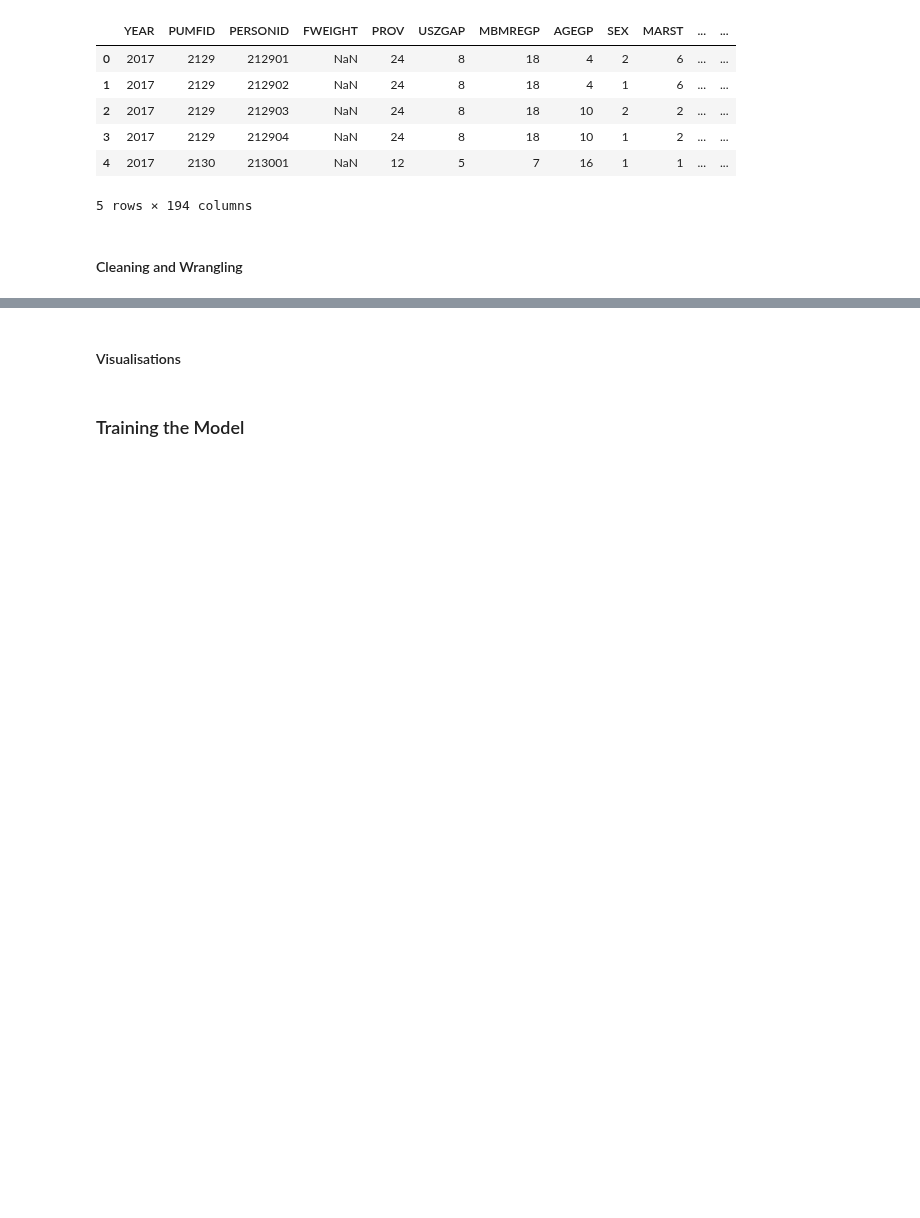
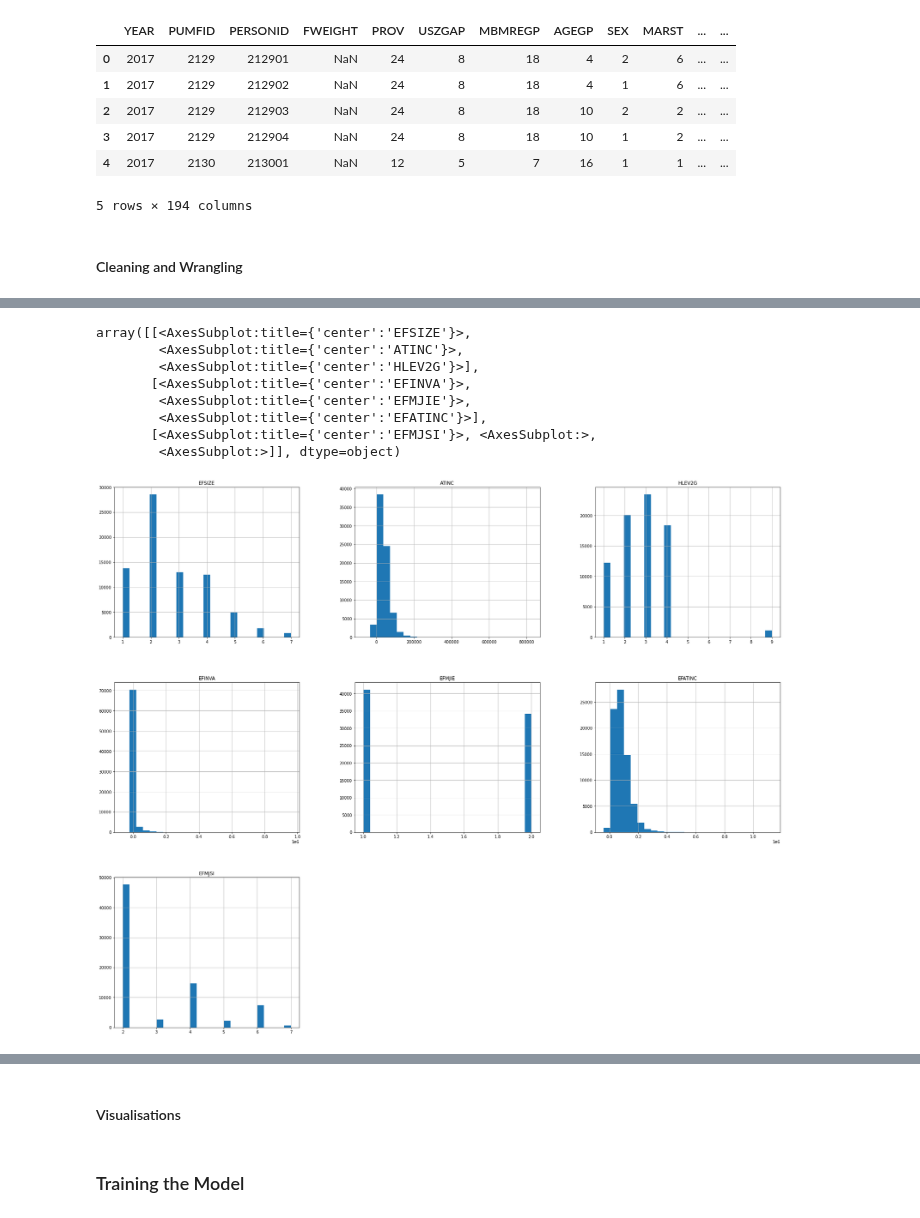
Before and after one commit to izk20/DSCI-310-Group-10, a Jupyter notebook: analysis.ipynb, the cells around one changed output, grey strips where cells are left out. Drawn from its saved outputs; the diff is of its cells as text; code cells hidden in the pictures; blank space fills up the shorter version.

```diff
--- a/analysis.ipynb
+++ b/analysis.ipynb
@@ -65,0 +72,3 @@ data.head()
+# %%
+reduced_data = data[['EFSIZE', 'USHRWK', 'ATINC', 'HLEV2G', 'EFINVA', 'EFMJIE', 'EFATINC', 'EFMJSI']]
+reduced_data
@@ -65,0 +124,5 @@ data.head()
+# %%
+reduced_data = reduced_data.drop(columns = 'USHRWK')
+# %%
+reduced_data = reduced_data.loc[reduced_data['ATINC'] != 99999996]
+reduced_data
@@ -65,0 +143,12 @@ data.head()
+# %%
+reduced_data.hist(bins=25, figsize=(30,25))
+# %% [output]
+array([[<AxesSubplot:title={'center':'EFSIZE'}>,
+        <AxesSubplot:title={'center':'ATINC'}>,
+        <AxesSubplot:title={'center':'HLEV2G'}>],
+       [<AxesSubplot:title={'center':'EFINVA'}>,
+        <AxesSubplot:title={'center':'EFMJIE'}>,
+        <AxesSubplot:title={'center':'EFATINC'}>],
+       [<AxesSubplot:title={'center':'EFMJSI'}>, <AxesSubplot:>,
+        <AxesSubplot:>]], dtype=object)
+[figure, added]
```
Also changed, not shown: parts of 9 cells of this notebook.
